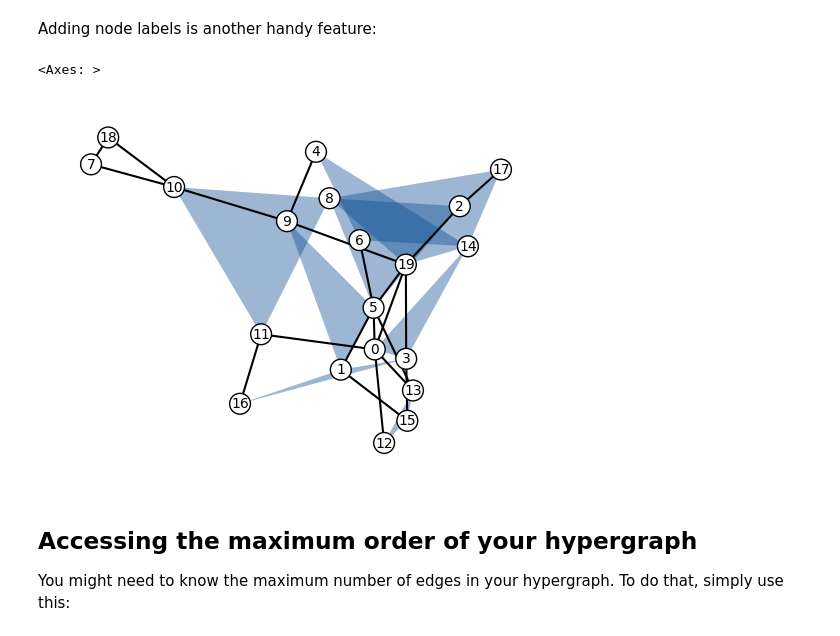
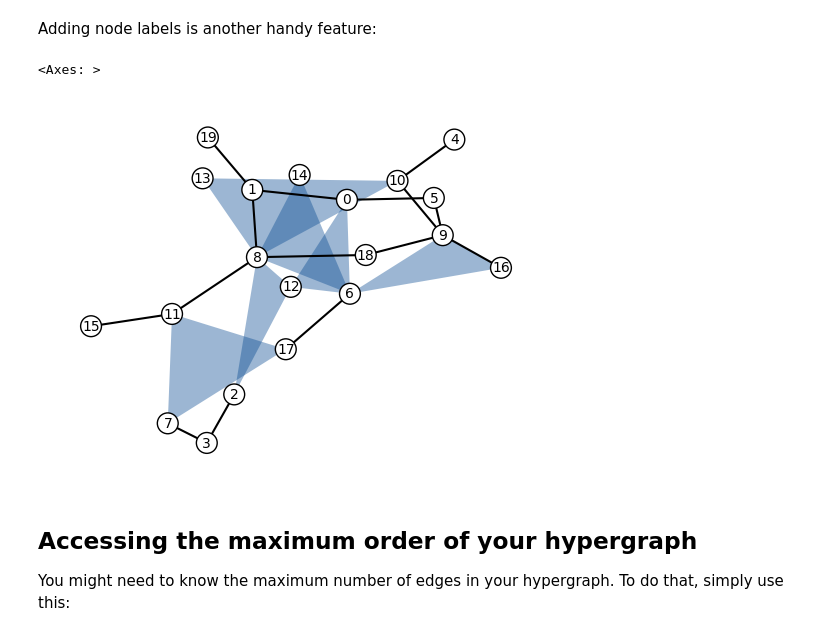
Before and after one commit to xgi-org/xgi, a Jupyter notebook: tutorials/XGI in 5 minutes.ipynb, the cells around one changed output. Cells and saved outputs as stored; diff of their text form; code cells hidden in the pictures.

```diff
--- a/tutorials/XGI in 5 minutes.ipynb
+++ b/tutorials/XGI in 5 minutes.ipynb
@@ -51,0 +47,3 @@ xgi.draw(H)
+# %%
+pos = xgi.barycenter_spring_layout(H, seed=1)
+xgi.draw(H, pos=pos)
@@ -54,7 +55,7 @@ XGI also offers several ways to personalize your plots for higher-order structur
 
 For example, you can place the nodes on a circle:
 # %%
-pos = xgi.circular_layout(H)
-xgi.draw(H, pos=pos)
+pos_circular = xgi.circular_layout(H)
+xgi.draw(H, pos=pos_circular)
 # %% [output]
 <Axes: >
@@ -69,10 +70,10 @@ xgi.draw(H, dyad_color='tab:red',edge_fc='tab:orange')
 # %% [markdown]
 Adding node labels is another handy feature:
 # %%
-xgi.draw(H, node_labels=True)
+xgi.draw(H, node_labels=True, pos=pos)
 # %% [output]
 <Axes: >
-[figure, old version]
+[figure, new version]
 # %% [markdown]
 ## Accessing the maximum order of your hypergraph
 
```
Also changed, not shown: parts of 14 cells of this notebook.
